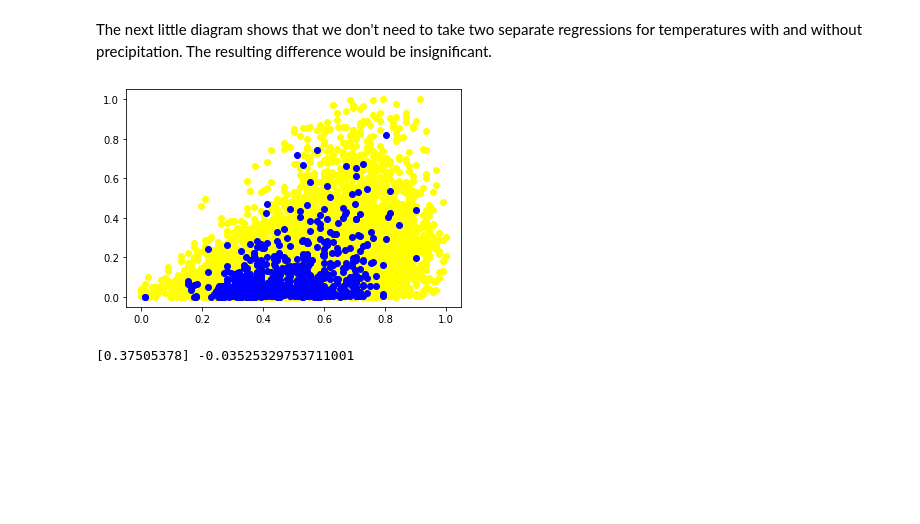
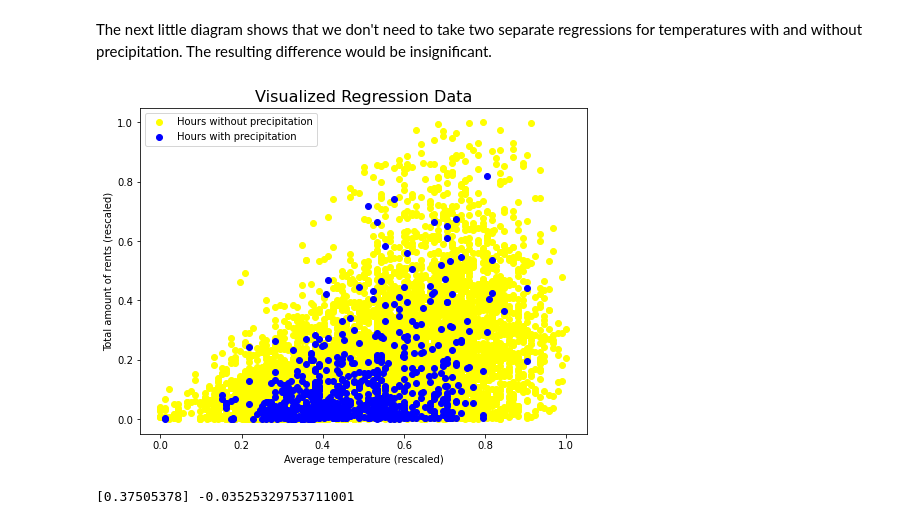
Before and after one commit to smolinde/DATAMiners, a Jupyter notebook: Datenaufbereitung/Denis/LinearRegression/LinearRegressionTemperatureAndRents.ipynb, the cells around one changed output. Cells and saved outputs as stored; diff of their text form; code cells hidden in the pictures; blank space fills up the shorter version.

```diff
--- a/Datenaufbereitung/Denis/LinearRegression/LinearRegressionTemperatureAndRents.ipynb
+++ b/Datenaufbereitung/Denis/LinearRegression/LinearRegressionTemperatureAndRents.ipynb
@@ -51,14 +51,24 @@ The next little diagram shows that we don't need to take two separate regression
 # %%
 # Get two separate DataFrame objects with and without precipitation
 df_precip_no = df_regression.loc[df_regression['precip'] == 0]
-plt.scatter(df_precip_no['temperature'], df_precip_no['rents'], color='yellow')
 df_precip_yes = df_regression.loc[df_regression['precip'] == 1]
-plt.scatter(df_precip_yes['temperature'], df_precip_yes['rents'], color='blue')
 
-# Show results
+
+# Create little visualization
+plt.figure(figsize = (8,6))
+plt.xlabel("Average temperature (rescaled)")
+plt.ylabel("Total amount of rents (rescaled)")
+plt.title('Visualized Regression Data', fontsize=16)
+plt.scatter(df_precip_no['temperature'], df_precip_no['rents'], color='yellow', label='Hours without precipitation')
+plt.scatter(df_precip_yes['temperature'], df_precip_yes['rents'], color='blue', label='Hours with precipitation')
+plt.legend()
+
+# Show results and save as PDF and PNG file
+plt.savefig('LinRegDataPrecipColorized.pdf', dpi=300)
+plt.savefig('LinRegDataPrecipColorized.png', dpi=300)
 plt.show()
 # %% [output]
-[figure, old version]
+[figure, new version]
 # %%
 # Define the variables for regression model
 X = df_regression['temperature'].values.reshape(-1,1)
```
Also changed, not shown: parts of 1 cell of this notebook, 1 other file.
